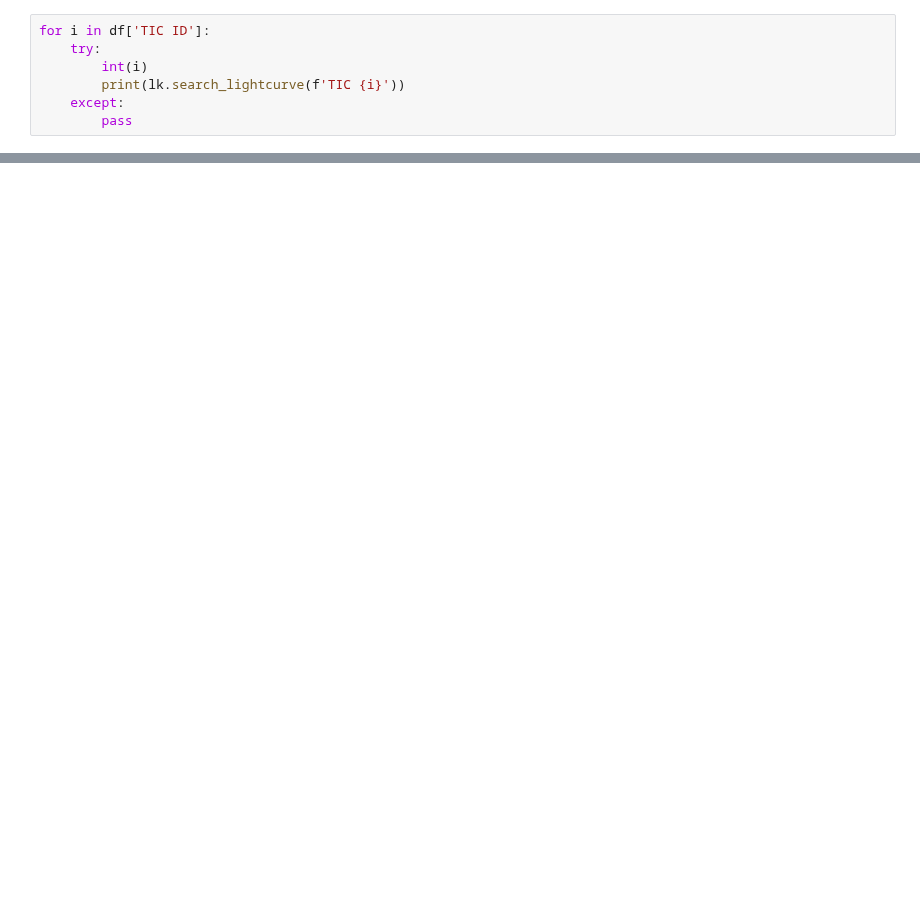
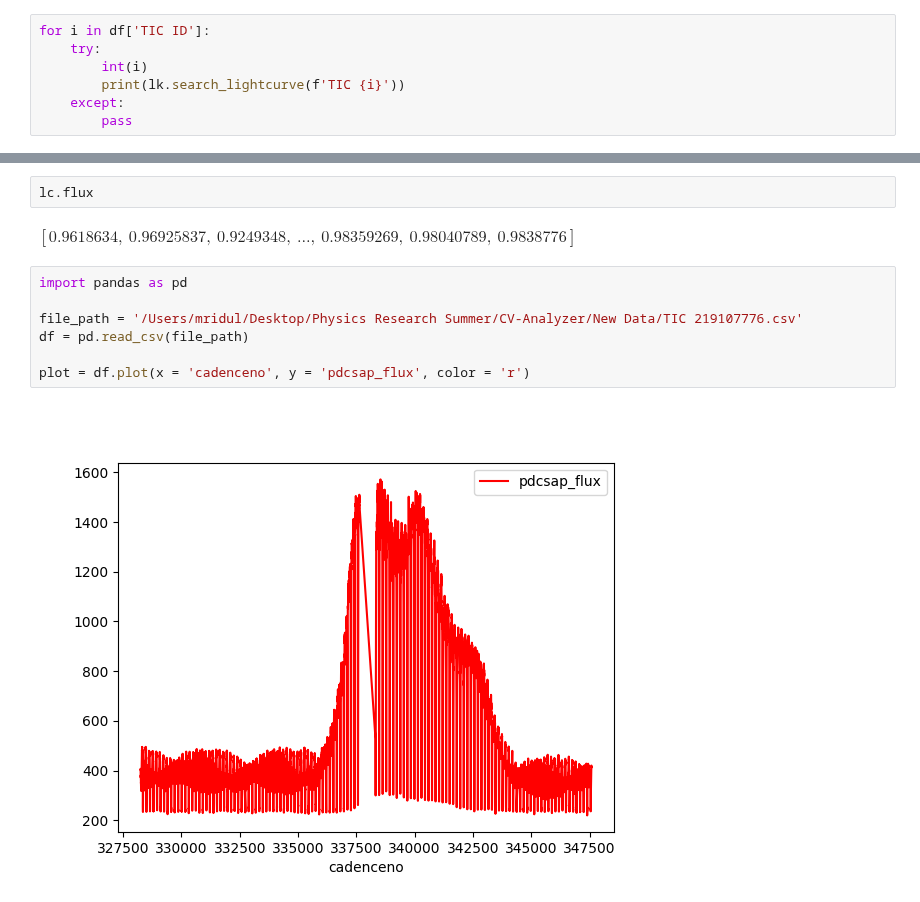
Before and after one commit to katerickels/CV-Analyzer, a Jupyter notebook: New Data/Light Curve and Periodogram.ipynb, the cells around one changed output, grey strips where cells are left out. Cells and saved outputs as stored; diff of their text form; blank space fills up the shorter version.

```diff
--- a/New Data/Light Curve and Periodogram.ipynb
+++ b/New Data/Light Curve and Periodogram.ipynb
@@ -36,0 +100,13 @@ plt.show()
+# %%
+lc.flux
+# %% [output]
+$[0.9618634,~0.96925837,~0.9249348,~\dots,~0.98359269,~0.98040789,~0.9838776] \; \mathrm{}$
+# %%
+import pandas as pd
+
+file_path = '/Users/mridul/Desktop/Physics Research Summer/CV-Analyzer/New Data/TIC 219107776.csv'
+df = pd.read_csv(file_path)
+
+plot = df.plot(x = 'cadenceno', y = 'pdcsap_flux', color = 'r')
+# %% [output]
+[figure, added]
```
Also changed, not shown: parts of 9 cells of this notebook, 12 other files.
